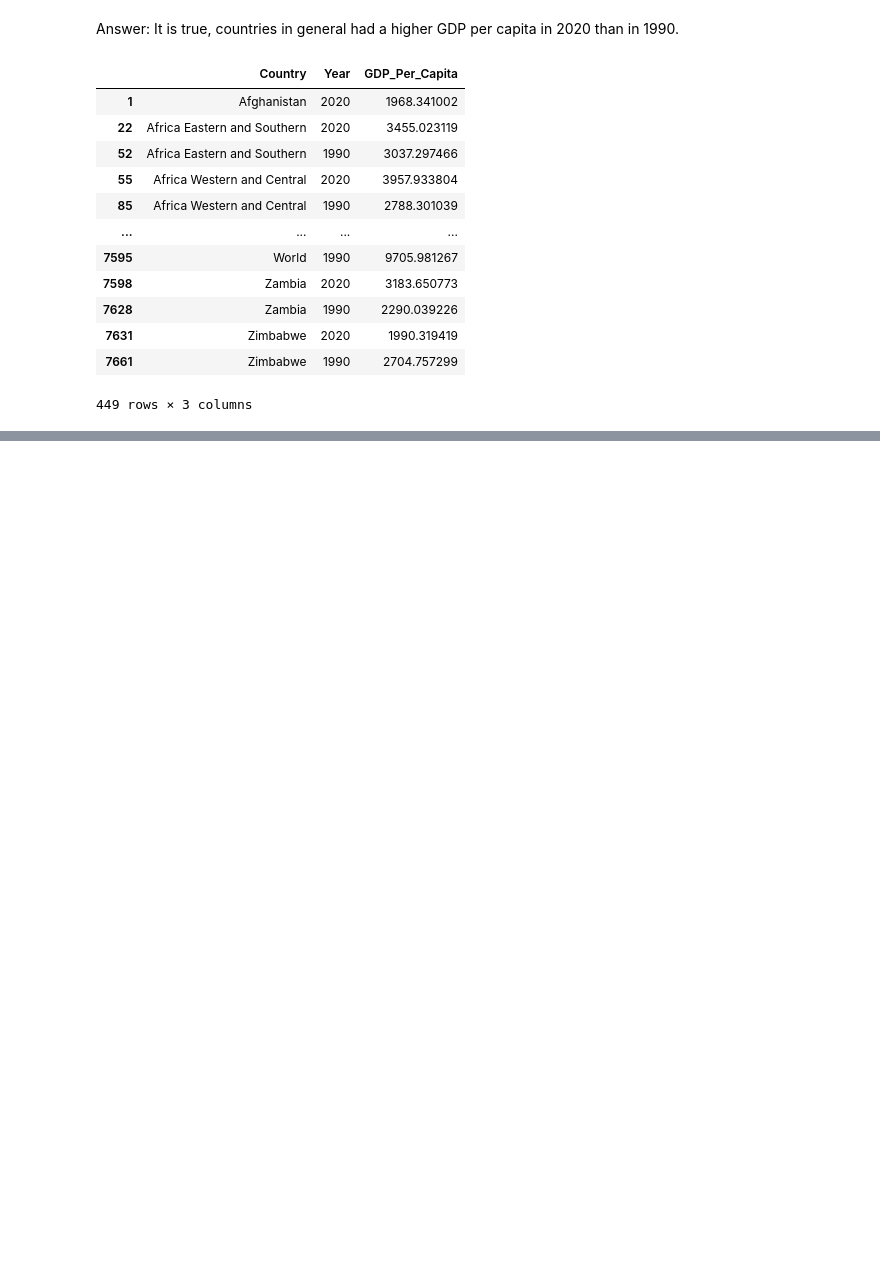
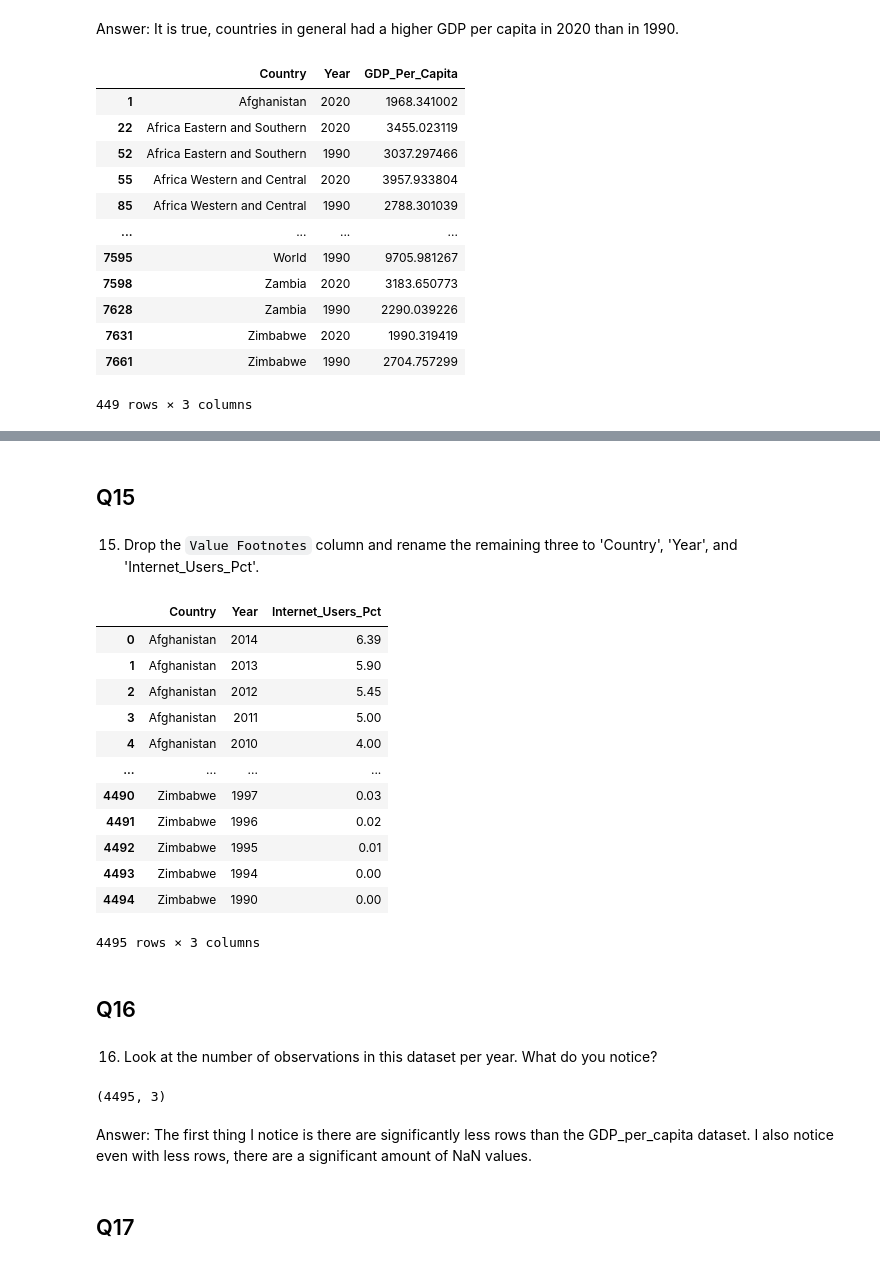
Before and after one commit to NSS-Data-Analytics-Cohort-11/undata-AdellAD4, a Jupyter notebook: notebooks/UN_data_analysis_DA11.ipynb, the cells around one changed output, grey strips where cells are left out. Drawn from its saved outputs; the diff is of its cells as text; code cells hidden in the pictures; blank space fills up the shorter version.

```diff
--- a/notebooks/UN_data_analysis_DA11.ipynb
+++ b/notebooks/UN_data_analysis_DA11.ipynb
@@ -368,0 +386,3 @@ ValueError: Can only compare identically-labeled Series objects
+# %%
+#Reading in the internet dataset after opening it in Excel and doing an auto-convert to fix Values containing an "E"
+internet_df = pd.read_csv('../data/internet_use.csv')
@@ -368,0 +414,5 @@ ValueError: Can only compare identically-labeled Series objects
+# %%
+internet_df["Value"] = internet_df["Value"].astype(float)
+# %%
+#Changing the Value column to show two decimal places
+pd.options.display.float_format = "{:.2f}".format
@@ -368,0 +428,34 @@ ValueError: Can only compare identically-labeled Series objects
+# %% [markdown]
+## Q15
+# %% [markdown]
+15. Drop the `Value Footnotes` column and rename the remaining three to 'Country', 'Year', and 'Internet_Users_Pct'.
+# %%
+#I dropped the Value Footnotes column in Excel because it kept reappearing after I rennamed the remaining columns
+#Rennaming remaining columns:
+internet_df.rename(columns = {'Country or Area':'Country', 'Year':'Year', 'Value':'Internet_Users_Pct'})
+# %% [output]
+|  | Country | Year | Internet_Users_Pct |
+| 0 | Afghanistan | 2014 | 6.39 |
+| 1 | Afghanistan | 2013 | 5.90 |
+| 2 | Afghanistan | 2012 | 5.45 |
+| 3 | Afghanistan | 2011 | 5.00 |
+| 4 | Afghanistan | 2010 | 4.00 |
+| ... | ... | ... | ... |
+| 4490 | Zimbabwe | 1997 | 0.03 |
+| 4491 | Zimbabwe | 1996 | 0.02 |
+| 4492 | Zimbabwe | 1995 | 0.01 |
+| 4493 | Zimbabwe | 1994 | 0.00 |
+| 4494 | Zimbabwe | 1990 | 0.00 |
+4495 rows × 3 columns
+# %% [markdown]
+## Q16
+# %% [markdown]
+16. Look at the number of observations in this dataset per year. What do you notice?
+# %%
+internet_df.shape
+# %% [output]
+(4495, 3)
+# %% [markdown]
+Answer: The first thing I notice is there are significantly less rows than the GDP_per_capita dataset. I also notice even with less rows, there are a significant amount of NaN values.
+# %% [markdown]
+## Q17
```
Also changed, not shown: parts of 11 cells of this notebook, 1 other file.
